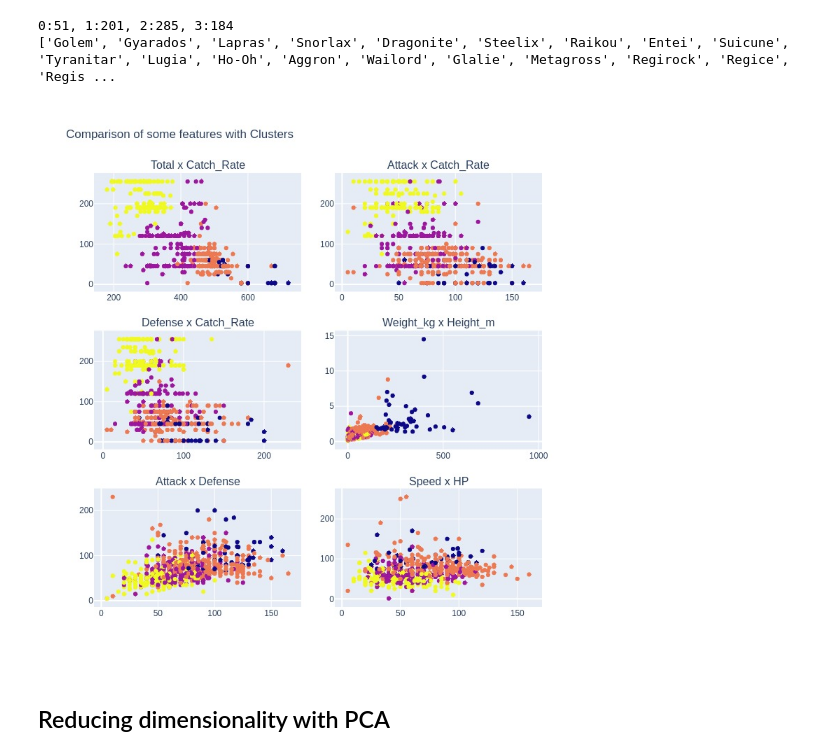
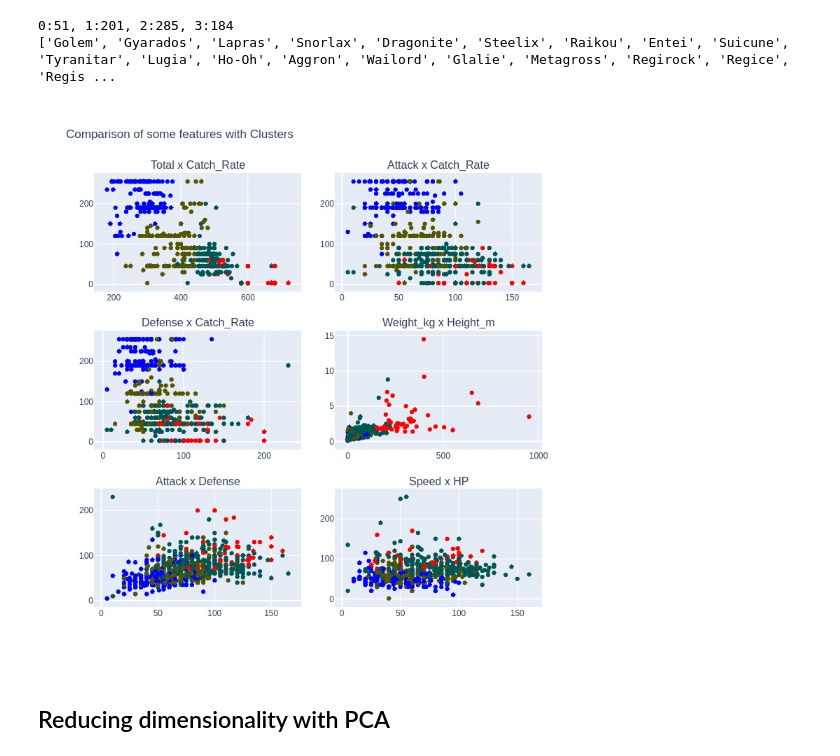
Before and after one commit to SergioSJS/data_science_portfolio, a Jupyter notebook: pokemon-data-analysing/poke_exploration.ipynb, the cells around one changed output. Cells and saved outputs as stored; diff of their text form; code cells hidden in the pictures.

```diff
--- a/pokemon-data-analysing/poke_exploration.ipynb
+++ b/pokemon-data-analysing/poke_exploration.ipynb
@@ -495,37 +496,41 @@ print(zero)
 0:51, 1:201, 2:285, 3:184
 ['Golem', 'Gyarados', 'Lapras', 'Snorlax', 'Dragonite', 'Steelix', 'Raikou', 'Entei', 'Suicune', 'Tyranitar', 'Lugia', 'Ho-Oh', 'Aggron', 'Wailord', 'Glalie', 'Metagross', 'Regirock', 'Regice', 'Regis ...
 # %%
+# Check the behavior of groups with respect to field combinations
 comb = [['Total','Catch_Rate'],
         ['Attack','Catch_Rate'],
         ['Defense','Catch_Rate'],
         ['Weight_kg','Height_m'],
         ['Attack','Defense'],
         ['Speed','HP']]
 
+# create a figure
 fig = make_subplots(rows=3,cols=2,
                     vertical_spacing=0.09,
                     horizontal_spacing=0.075,
                     subplot_titles= ['{} x {}'.format(i[0], i[1]) for i in comb]
                    )
+
+# each combination with a subplot
 for enu, fields in enumerate(comb):
     value_x = poke_dm[fields[0]]
     value_y = poke_dm[fields[1]]
 
     row=int(np.ceil((enu+1)/2))
     col=(enu % 2)+1
 
     trace = go.Scatter(x=value_x,
                        y=value_y,
                        mode='markers',
-                       marker=dict(color=poke_dm['Cluster'])
+                       marker=dict(color=poke_dm['Cluster'], colorscale=["red", "green", "blue"])
                        )
     fig.append_trace(trace, row=row, col=col)
 
 fig.update_layout(title='Comparison of some features with Clusters', showlegend=False, width=800, height=800)
 #fig.show()
 Image(fig.to_image('jpg'))
 # %% [output]
-[figure, old version]
+[figure, new version]
 # %% [markdown]
 ## Reducing dimensionality with PCA
 # %%
```
Also changed, not shown: parts of 10 cells of this notebook.
